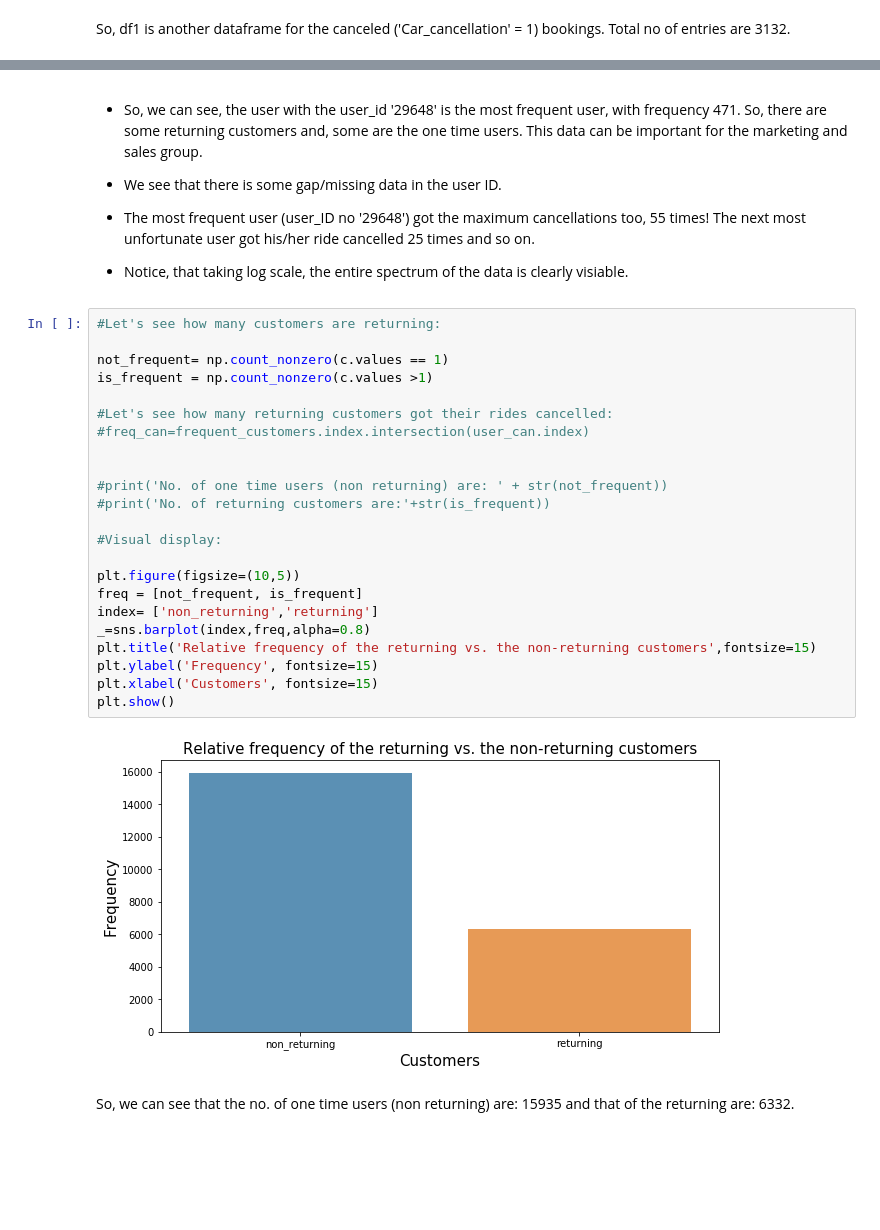
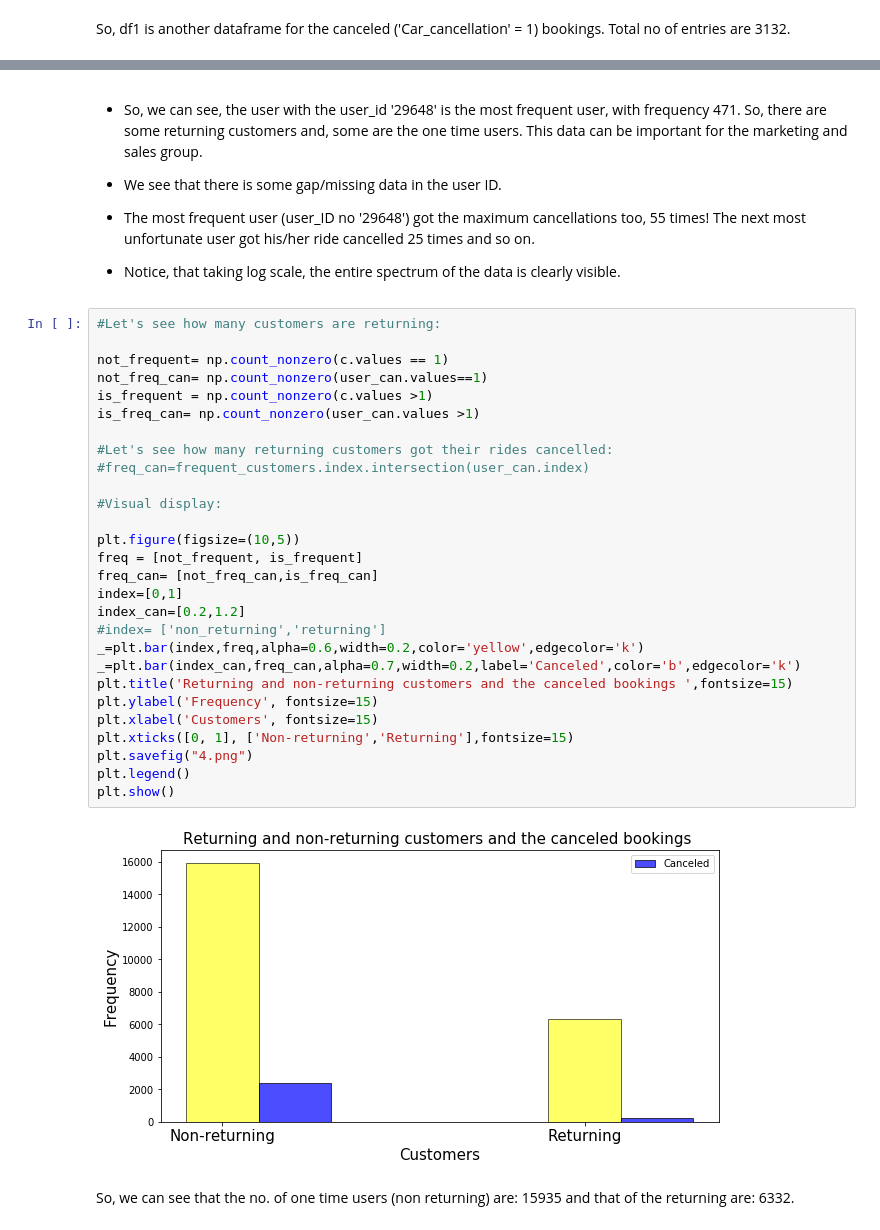
Before and after one commit to debisree/Springboard-Data-Science-Career-Track, a Jupyter notebook: predicting-cab-booking-cancellations-EDA.ipynb, the cells around one changed output, grey strips where cells are left out. Cells and saved outputs as stored; diff of their text form; blank space fills up the shorter version.

```diff
--- a/predicting-cab-booking-cancellations-EDA.ipynb
+++ b/predicting-cab-booking-cancellations-EDA.ipynb
@@ -210,32 +214,37 @@ plt.show()
 
 * The most frequent user (user_ID no '29648') got the maximum cancellations too, 55 times! The next most unfortunate user got his/her ride cancelled 25 times and so on.
 
-* Notice, that taking log scale, the entire spectrum of the data is clearly visiable.
+* Notice, that taking log scale, the entire spectrum of the data is clearly visible.
 # %%
 #Let's see how many customers are returning:
 
 not_frequent= np.count_nonzero(c.values == 1)
+not_freq_can= np.count_nonzero(user_can.values==1)
 is_frequent = np.count_nonzero(c.values >1)
+is_freq_can= np.count_nonzero(user_can.values >1)
 
 #Let's see how many returning customers got their rides cancelled:
 #freq_can=frequent_customers.index.intersection(user_can.index)
-
-
-#print('No. of one time users (non returning) are: ' + str(not_frequent))
-#print('No. of returning customers are:'+str(is_frequent))
 
 #Visual display:
 
 plt.figure(figsize=(10,5))
 freq = [not_frequent, is_frequent]
-index= ['non_returning','returning']
-_=sns.barplot(index,freq,alpha=0.8)
-plt.title('Relative frequency of the returning vs. the non-returning customers',fontsize=15)
+freq_can= [not_freq_can,is_freq_can]
+index=[0,1]
+index_can=[0.2,1.2]
+#index= ['non_returning','returning']
+_=plt.bar(index,freq,alpha=0.6,width=0.2,color='yellow',edgecolor='k')
+_=plt.bar(index_can,freq_can,alpha=0.7,width=0.2,label='Canceled',color='b',edgecolor='k')
+plt.title('Returning and non-returning customers and the canceled bookings ',fontsize=15)
 plt.ylabel('Frequency', fontsize=15)
 plt.xlabel('Customers', fontsize=15)
+plt.xticks([0, 1], ['Non-returning','Returning'],fontsize=15)
+plt.savefig("4.png")
+plt.legend()
 plt.show()
 # %% [output]
-[figure, old version]
+[figure, new version]
 # %% [markdown]
 So, we can see that the no. of one time users (non returning) are: 15935 and that of the returning are: 6332.
 # %%
```
Also changed, not shown: parts of 27 cells of this notebook.
